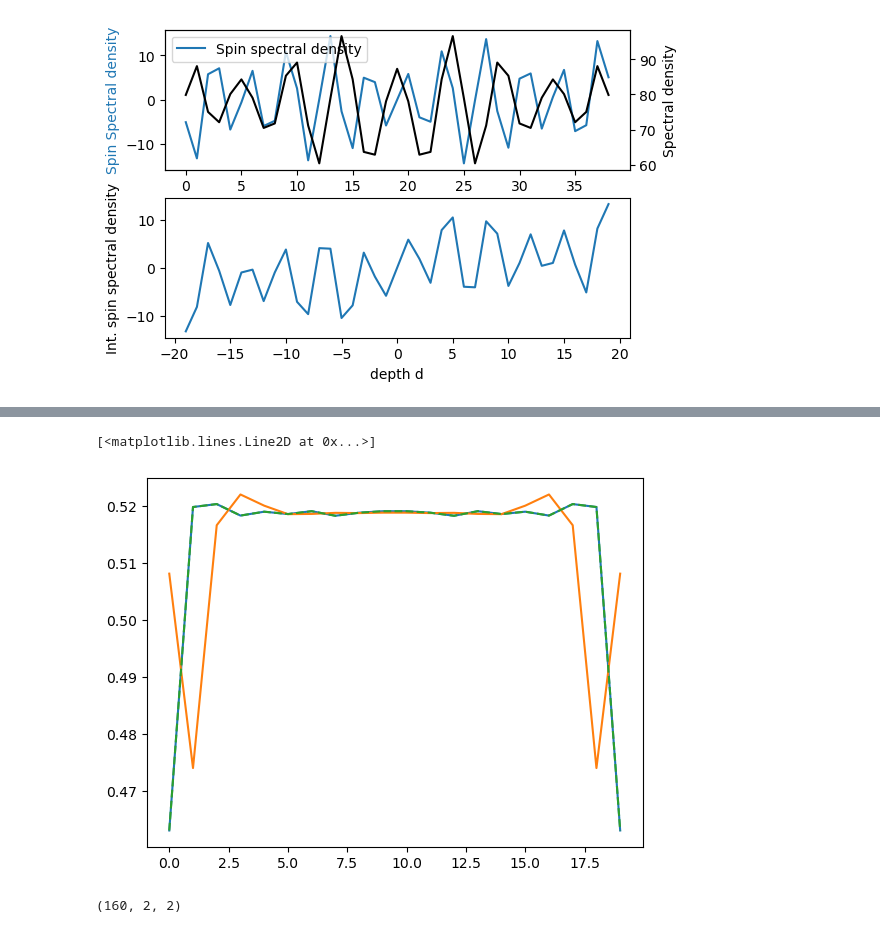
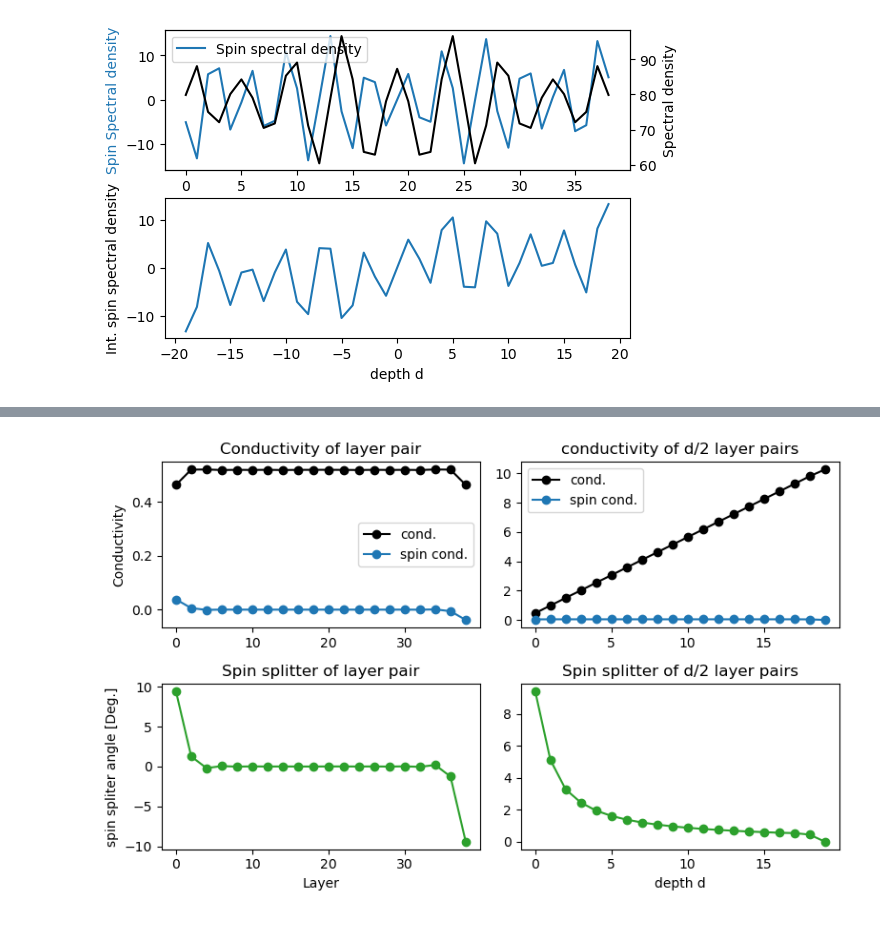
Before and after one commit to dpreuo/alter_surf, a Jupyter notebook: MF_surface_DLKK.ipynb, the cells around one changed output, grey strips where cells are left out. Saved outputs shown, nothing was run; the diff lists cells and outputs as text; code cells hidden in the pictures.

```diff
--- a/MF_surface_DLKK.ipynb
+++ b/MF_surface_DLKK.ipynb
@@ -464,7 +357,0 @@ Text(0, 0.5, 'Conductivity')
-# %%
-plt.plot(cond00)
-plt.plot(test_xx[:,0]+test_xx[:,1])
-plt.plot(test_cond00,linestyle='--')
-# %% [output]
-[<matplotlib.lines.Line2D at 0x...>]
-[figure, removed]
@@ -481,4 +358,8 @@ for layer in layers:
-# %%
-ys.shape
-# %% [output]
-(160, 2, 2)
+# %%
+#setting parameters
+Lq = 40 #number of k-points in each direction
+
+# Calculate spin conductivity
+Gamma = 2e-1
+kmesh_BZ = sample_reducedBZ(Lq) #you need to work with the right BZ: No translation symmetry breaking -> folded BZ
+cond_tensor = conductivity_orbital_resolved(Hamiltonian_fct,Hparam=param,Gamma=Gamma,kmesh_BZ=kmesh_BZ,optimize='path') #.shape=(localH,x,y)
@@ -484,0 +388,31 @@ ys.shape
+# %%
+fig,axs = plt.subplots(2,2,figsize=(8,5))
+
+#layer resolved
+axs[0,0].set_title('Conductivity of layer pair')
+axs[0,0].plot(layers,cond0_xx,'ko-',label='cond.')
+axs[0,0].plot(layers,spin_cond_xx,'o-',label='spin cond.')
+axs[0,0].set_ylabel('Conductivity')
+axs[0,0].legend()
+
+axs[1,0].set_title('Spin splitter of layer pair')
+axs[1,0].plot(layers,2*np.arctan(spin_cond_xx/cond0_xx)*180/pi,'o-',color='C2')
+axs[1,0].set_xlabel('Layer')
+axs[1,0].set_ylabel('spin spliter angle [Deg.]')
+
+#layer summed
+lz2 = Hparam['len_z']//2
+xs = np.arange(0,lz2)
+axs[0,1].set_title('conductivity of d/2 layer pairs')
+axs[0,1].plot(xs,np.cumsum(cond0_xx[:lz2]),'ko-',label='cond.')
+axs[0,1].plot(xs,np.cumsum(spin_cond_xx[:lz2]),'o-',label='spin cond.')
+axs[0,1].legend()
+
+axs[1,1].set_title('Spin splitter of d/2 layer pairs')
+axs[1,1].plot(xs,2*np.arctan(np.cumsum(spin_cond_xx[:lz2])/np.cumsum(cond0_xx[:lz2]))*180/pi,'o-',color='C2')
+axs[1,1].set_xlabel('depth d')
+
+
+plt.tight_layout()
+# %% [output]
+[figure, added]
```
Also changed, not shown: parts of 23 cells of this notebook, 2 other files.
